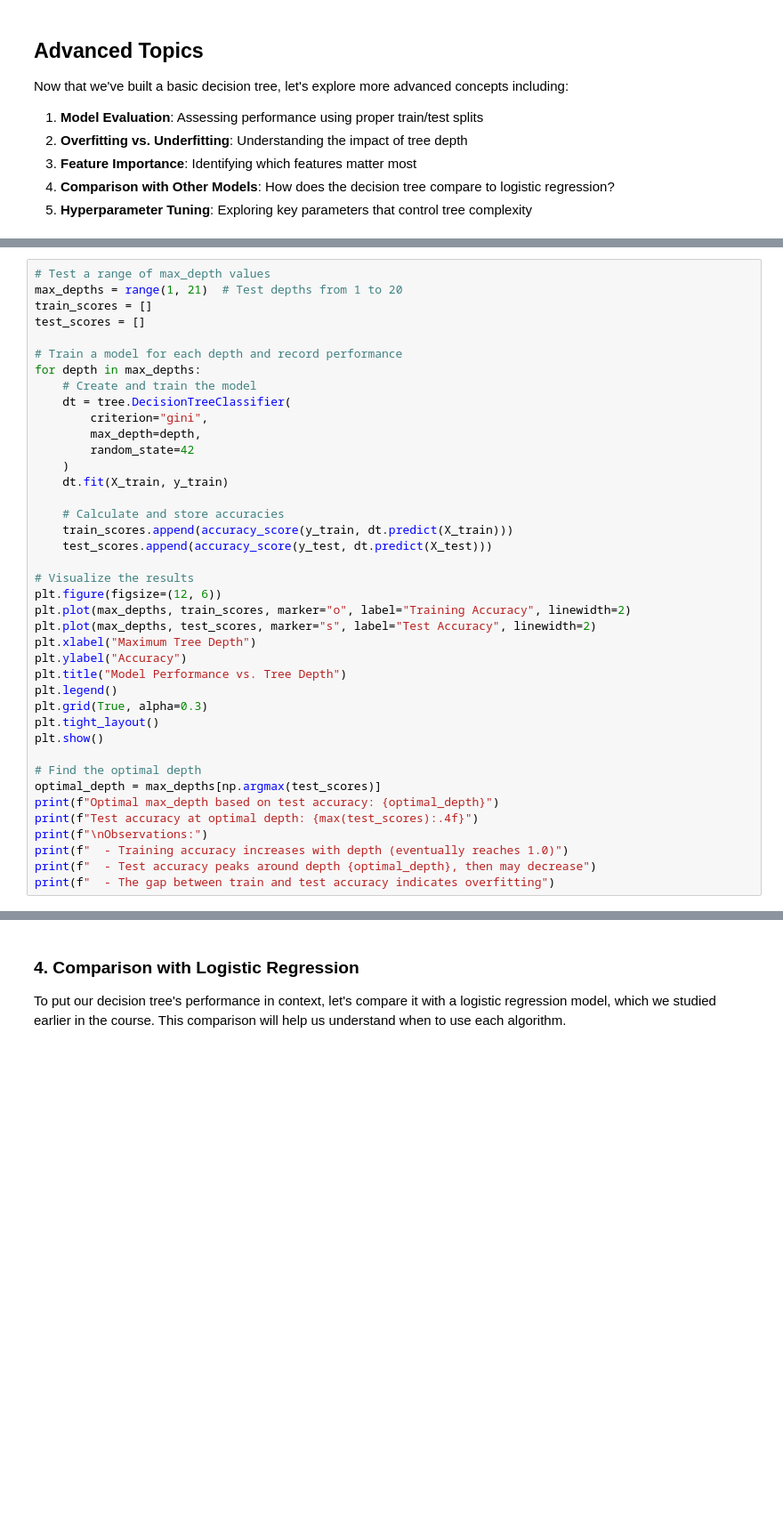
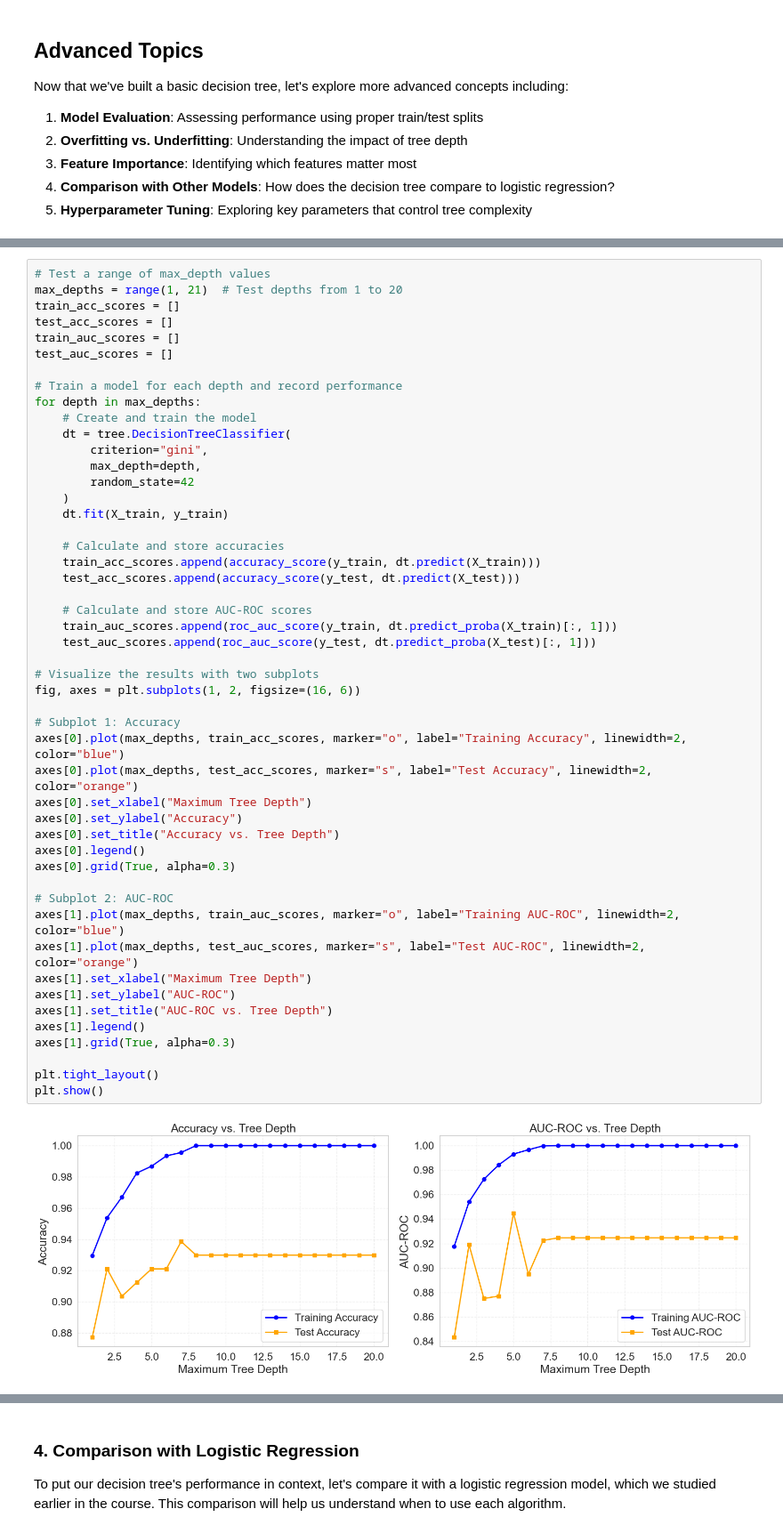
Before and after one commit to changyaochen/MECE4520, a Jupyter notebook: lectures/notebooks/14_decision_trees.ipynb, the cells around one changed output, grey strips where cells are left out. Shown at 89% size. Saved outputs shown, nothing was run; the diff lists cells and outputs as text; blank space fills up the shorter version.

```diff
--- a/lectures/notebooks/14_decision_trees.ipynb
+++ b/lectures/notebooks/14_decision_trees.ipynb
@@ -300,43 +349,54 @@ We'll train multiple trees with different depths and compare their performance.
 # %%
 # Test a range of max_depth values
 max_depths = range(1, 21)  # Test depths from 1 to 20
-train_scores = []
-test_scores = []
+train_acc_scores = []
+test_acc_scores = []
+train_auc_scores = []
+test_auc_scores = []
 
 # Train a model for each depth and record performance
 for depth in max_depths:
     # Create and train the model
     dt = tree.DecisionTreeClassifier(
         criterion="gini",
         max_depth=depth,
         random_state=42
     )
     dt.fit(X_train, y_train)
 
     # Calculate and store accuracies
-    train_scores.append(accuracy_score(y_train, dt.predict(X_train)))
-    test_scores.append(accuracy_score(y_test, dt.predict(X_test)))
+    train_acc_scores.append(accuracy_score(y_train, dt.predict(X_train)))
+    test_acc_scores.append(accuracy_score(y_test, dt.predict(X_test)))
 
-# Visualize the results
-plt.figure(figsize=(12, 6))
-plt.plot(max_depths, train_scores, marker="o", label="Training Accuracy", linewidth=2)
-plt.plot(max_depths, test_scores, marker="s", label="Test Accuracy", linewidth=2)
-plt.xlabel("Maximum Tree Depth")
-plt.ylabel("Accuracy")
-plt.title("Model Performance vs. Tree Depth")
-plt.legend()
-plt.grid(True, alpha=0.3)
+    # Calculate and store AUC-ROC scores
+    train_auc_scores.append(roc_auc_score(y_train, dt.predict_proba(X_train)[:, 1]))
+    test_auc_scores.append(roc_auc_score(y_test, dt.predict_proba(X_test)[:, 1]))
+
+# Visualize the results with two subplots
+fig, axes = plt.subplots(1, 2, figsize=(16, 6))
+
+# Subplot 1: Accuracy
+axes[0].plot(max_depths, train_acc_scores, marker="o", label="Training Accuracy", linewidth=2, color="blue")
+axes[0].plot(max_depths, test_acc_scores, marker="s", label="Test Accuracy", linewidth=2, color="orange")
+axes[0].set_xlabel("Maximum Tree Depth")
+axes[0].set_ylabel("Accuracy")
+axes[0].set_title("Accuracy vs. Tree Depth")
+axes[0].legend()
+axes[0].grid(True, alpha=0.3)
+
+# Subplot 2: AUC-ROC
+axes[1].plot(max_depths, train_auc_scores, marker="o", label="Training AUC-ROC", linewidth=2, color="blue")
+axes[1].plot(max_depths, test_auc_scores, marker="s", label="Test AUC-ROC", linewidth=2, color="orange")
+axes[1].set_xlabel("Maximum Tree Depth")
+axes[1].set_ylabel("AUC-ROC")
+axes[1].set_title("AUC-ROC vs. Tree Depth")
+axes[1].legend()
+axes[1].grid(True, alpha=0.3)
+
 plt.tight_layout()
 plt.show()
-
-# Find the optimal depth
-optimal_depth = max_depths[np.argmax(test_scores)]
-print(f"Optimal max_depth based on test accuracy: {optimal_depth}")
-print(f"Test accuracy at optimal depth: {max(test_scores):.4f}")
-print(f"\nObservations:")
-print(f"  - Training accuracy increases with depth (eventually reaches 1.0)")
-print(f"  - Test accuracy peaks around depth {optimal_depth}, then may decrease")
-print(f"  - The gap between train and test accuracy indicates overfitting")
+# %% [output]
+[figure, added]
 # %% [markdown]
 ### 3. Feature Importance Analysis
 
```
Also changed, not shown: parts of 10 cells of this notebook, 2 other files.
